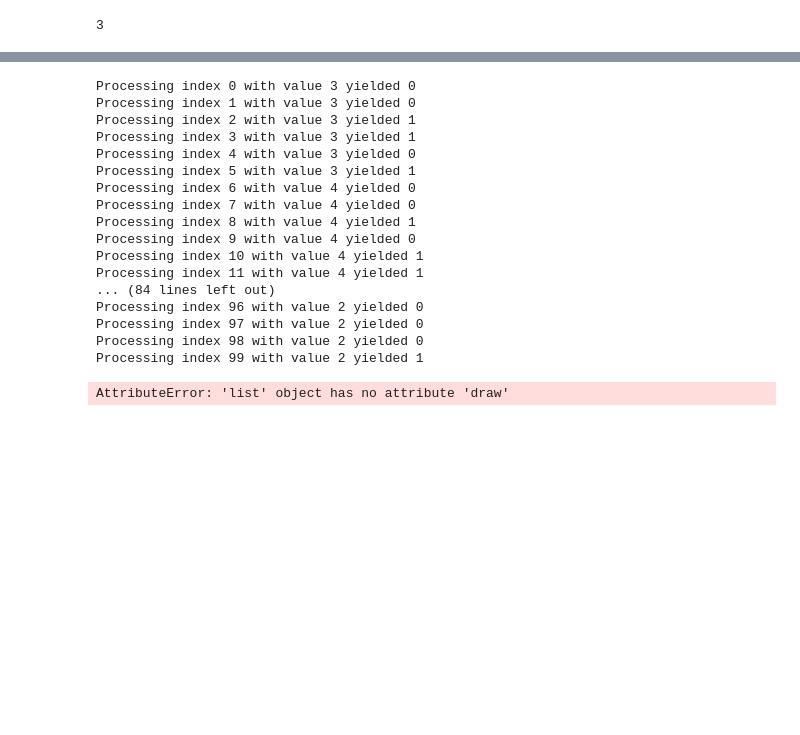
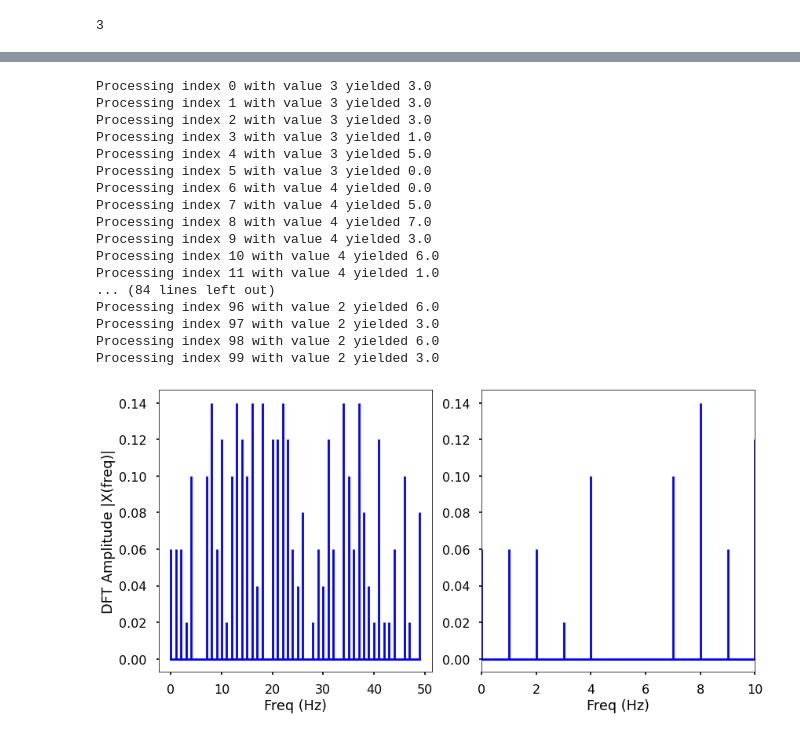
Before and after one commit to stroblme/hqsp-stqft, a Jupyter notebook: quantum-fourier-transform.ipynb, the cells around one changed output, grey strips where cells are left out. Cells and saved outputs as stored; diff of their text form; code cells hidden in the pictures; blank space fills up the shorter version.

```diff
--- a/quantum-fourier-transform.ipynb
+++ b/quantum-fourier-transform.ipynb
@@ -159,7 +170,7 @@ def swap_registers(circuit, n):
 
 def measure(circuit, n):
     for qubit in range(n):
-        circuit.measure(qubit, 0)
+        circuit.measure(qubit, qubit)
 
 def qft(circuit, n):
     """QFT on the first n qubits in circuit"""
@@ -177,9 +188,9 @@ def preprocessSignal(signal):
 # %%
 #Parameters:
 
-x_processed = preprocessSignal(x)
+signal = preprocessSignal(x)
 # x_processed = x_processed[2:4]
-CIRCUIT_SIZE = int(max(x_processed)).bit_length() # this basically defines the "adc resolution"
+CIRCUIT_SIZE = int(max(signal)).bit_length() # this basically defines the "adc resolution"
 print(CIRCUIT_SIZE)
 # %% [output]
 3
@@ -218,0 +244,12 @@ def processQFT(circuit, signal):
+# %%
+i=0
+circuit = QuantumCircuit(CIRCUIT_SIZE, CIRCUIT_SIZE)
+circuit.reset(range(CIRCUIT_SIZE))
+
+qft(circuit,CIRCUIT_SIZE)
+circuit = encodeInteger(circuit, int(signal[i]))
+
+backend = Aer.get_backend("qasm_simulator")
+job = execute(circuit, backend, shots=1, memory=True)
+output = job.result().get_memory()[0]
+circuit.draw()
@@ -219,24 +266,44 @@ def processQFT(circuit, signal):
 # %%
-circuit = processQFT(circuit, signal)
+signal_hat = processQFT(circuit, signal)
 # %% [output]
-Processing index 0 with value 3 yielded 0
-Processing index 1 with value 3 yielded 0
-Processing index 2 with value 3 yielded 1
-Processing index 3 with value 3 yielded 1
-Processing index 4 with value 3 yielded 0
-Processing index 5 with value 3 yielded 1
-Processing index 6 with value 4 yielded 0
-Processing index 7 with value 4 yielded 0
-Processing index 8 with value 4 yielded 1
-Processing index 9 with value 4 yielded 0
-Processing index 10 with value 4 yielded 1
-Processing index 11 with value 4 yielded 1
+Processing index 0 with value 3 yielded 3.0
+Processing index 1 with value 3 yielded 3.0
+Processing index 2 with value 3 yielded 3.0
+Processing index 3 with value 3 yielded 1.0
+Processing index 4 with value 3 yielded 5.0
+Processing index 5 with value 3 yielded 0.0
+Processing index 6 with value 4 yielded 0.0
+Processing index 7 with value 4 yielded 5.0
+Processing index 8 with value 4 yielded 7.0
+Processing index 9 with value 4 yielded 3.0
+Processing index 10 with value 4 yielded 6.0
+Processing index 11 with value 4 yielded 1.0
 ... (84 lines left out)
-Processing index 96 with value 2 yielded 0
-Processing index 97 with value 2 yielded 0
-Processing index 98 with value 2 yielded 0
-Processing index 99 with value 2 yielded 1
+Processing index 96 with value 2 yielded 6.0
+Processing index 97 with value 2 yielded 3.0
+Processing index 98 with value 2 yielded 6.0
+Processing index 99 with value 2 yielded 3.0
-# %%
-circuit.draw()
-# %% [output]
-AttributeError: 'list' object has no attribute 'draw'
+# %%
+n_oneside = N//2
+# get the one side frequency
+f_oneside = freq[:n_oneside]
+
+# normalize the amplitude
+X_oneside =signal_hat[:n_oneside]/n_oneside
+
+plt.figure(figsize = (12, 6))
+plt.subplot(121)
+plt.stem(f_oneside, abs(X_oneside), 'b', \
+         markerfmt=" ", basefmt="-b")
+plt.xlabel('Freq (Hz)')
+plt.ylabel('DFT Amplitude |X(freq)|')
+
+plt.subplot(122)
+plt.stem(f_oneside, abs(X_oneside), 'b', \
+         markerfmt=" ", basefmt="-b")
+plt.xlabel('Freq (Hz)')
+plt.xlim(0, 10)
+plt.tight_layout()
+plt.show()
+# %% [output]
+[figure, added]
```
Also changed, not shown: parts of 9 cells of this notebook, 1 other file.
